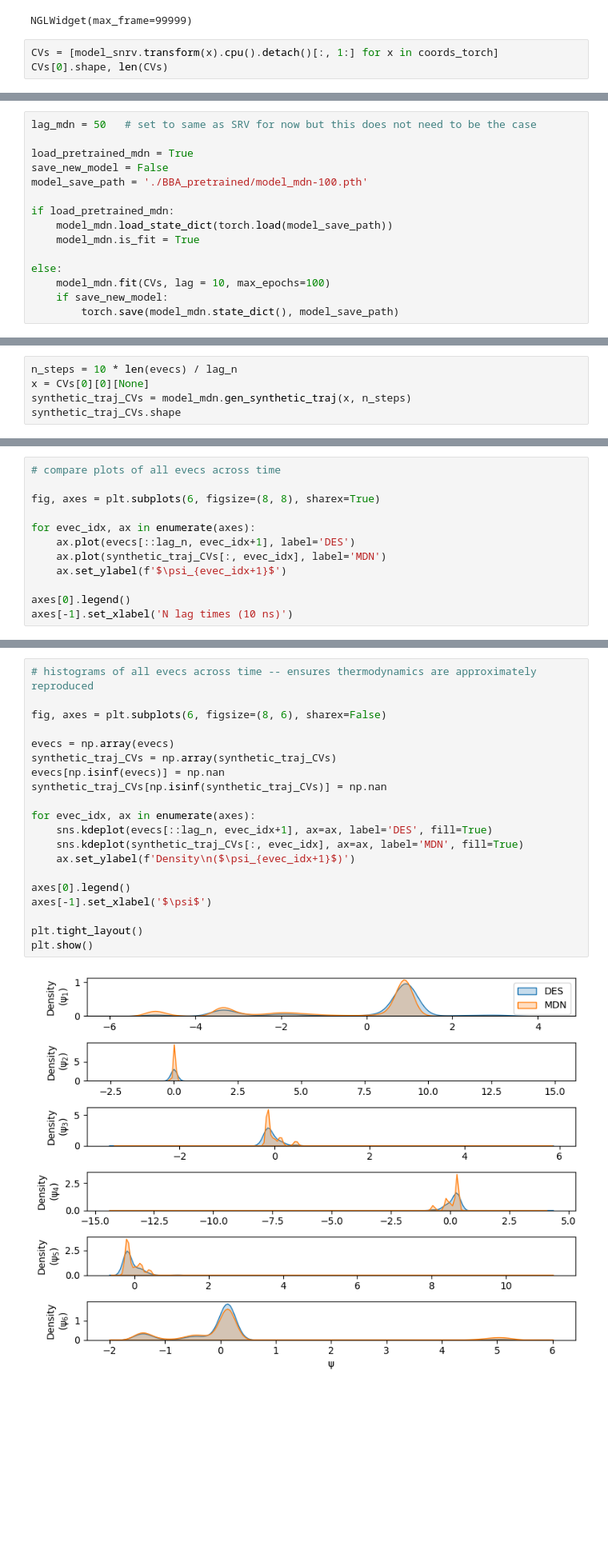
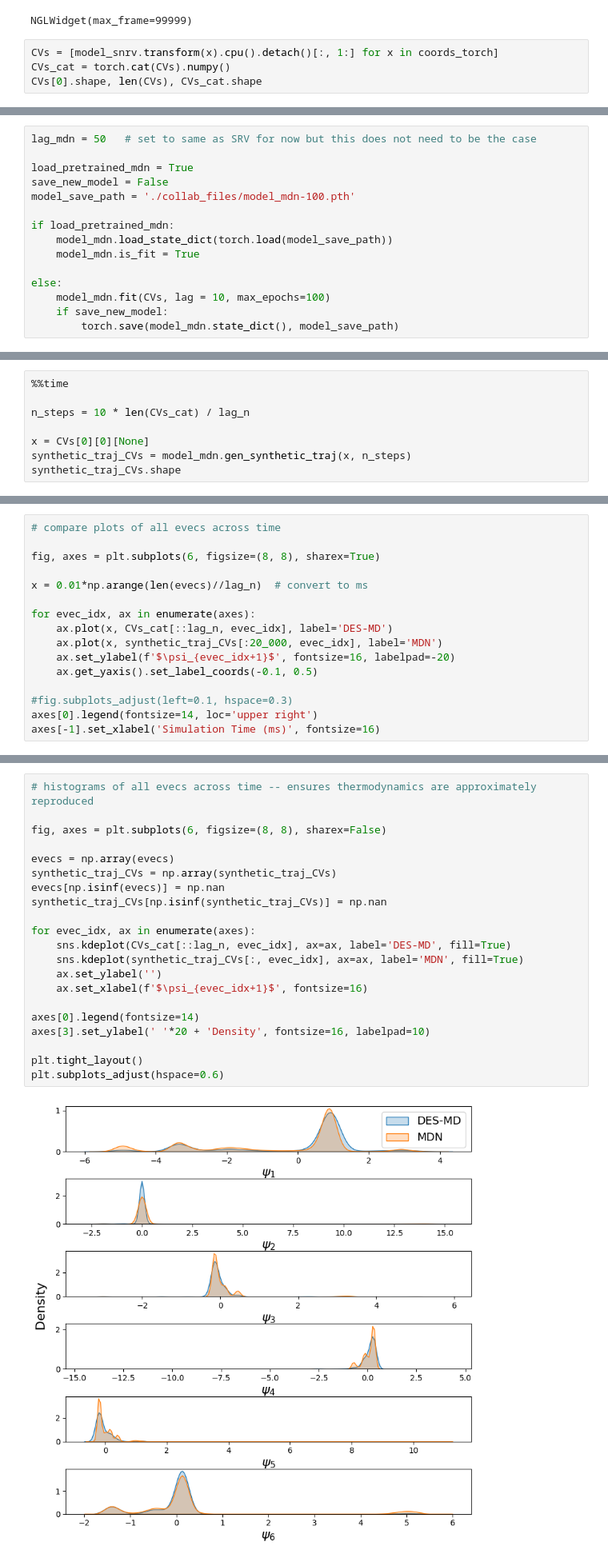
Before and after one commit to mrjoness/LSS_BBA, a Jupyter notebook: BBA_LSS.ipynb, the cells around one changed output, grey strips where cells are left out. Shown at 80% size. Drawn from its saved outputs; the diff is of its cells as text; blank space fills up the shorter version.

```diff
--- a/BBA_LSS.ipynb
+++ b/BBA_LSS.ipynb
@@ -391,5 +284,6 @@ v
 NGLWidget(max_frame=99999)
 # %%
 CVs = [model_snrv.transform(x).cpu().detach()[:, 1:] for x in coords_torch]
-CVs[0].shape, len(CVs)
+CVs_cat = torch.cat(CVs).numpy()
+CVs[0].shape, len(CVs), CVs_cat.shape
 # %% [output]
@@ -403,7 +302,7 @@ lag_mdn = 50   # set to same as SRV for now but this does not need to be the cas
 
 load_pretrained_mdn = True
 save_new_model = False
-model_save_path = './BBA_pretrained/model_mdn-100.pth'
+model_save_path = './collab_files/model_mdn-100.pth'
 
 if load_pretrained_mdn:
     model_mdn.load_state_dict(torch.load(model_save_path))
@@ -433,5 +315,8 @@ LOCAL_RANK: 0 - CUDA_VISIBLE_DEVICES: [0,1,2,3]
 # %%
-n_steps = 10 * len(evecs) / lag_n
+%%time
+
+n_steps = 10 * len(CVs_cat) / lag_n
+
 x = CVs[0][0][None]
 synthetic_traj_CVs = model_mdn.gen_synthetic_traj(x, n_steps)
 synthetic_traj_CVs.shape
@@ -442,11 +329,15 @@ torch.Size([200000, 6])
 
 fig, axes = plt.subplots(6, figsize=(8, 8), sharex=True)
 
+x = 0.01*np.arange(len(evecs)//lag_n)  # convert to ms
+
 for evec_idx, ax in enumerate(axes):
-    ax.plot(evecs[::lag_n, evec_idx+1], label='DES')
-    ax.plot(synthetic_traj_CVs[:, evec_idx], label='MDN')
-    ax.set_ylabel(f'$\psi_{evec_idx+1}$')
+    ax.plot(x, CVs_cat[::lag_n, evec_idx], label='DES-MD')
+    ax.plot(x, synthetic_traj_CVs[:20_000, evec_idx], label='MDN')
+    ax.set_ylabel(f'$\psi_{evec_idx+1}$', fontsize=16, labelpad=-20)
+    ax.get_yaxis().set_label_coords(-0.1, 0.5)
 
-axes[0].legend()
-axes[-1].set_xlabel('N lag times (10 ns)')
+#fig.subplots_adjust(left=0.1, hspace=0.3)
+axes[0].legend(fontsize=14, loc='upper right')
+axes[-1].set_xlabel('Simulation Time (ms)', fontsize=16)
 # %% [output]
@@ -455,24 +346,25 @@ Text(0.5, 0, 'N lag times (10 ns)')
 # %%
 # histograms of all evecs across time -- ensures thermodynamics are approximately reproduced
 
-fig, axes = plt.subplots(6, figsize=(8, 6), sharex=False)
+fig, axes = plt.subplots(6, figsize=(8, 8), sharex=False)
 
 evecs = np.array(evecs)
 synthetic_traj_CVs = np.array(synthetic_traj_CVs)
 evecs[np.isinf(evecs)] = np.nan
 synthetic_traj_CVs[np.isinf(synthetic_traj_CVs)] = np.nan
 
 for evec_idx, ax in enumerate(axes):
-    sns.kdeplot(evecs[::lag_n, evec_idx+1], ax=ax, label='DES', fill=True)
+    sns.kdeplot(CVs_cat[::lag_n, evec_idx], ax=ax, label='DES-MD', fill=True)
     sns.kdeplot(synthetic_traj_CVs[:, evec_idx], ax=ax, label='MDN', fill=True)
-    ax.set_ylabel(f'Density\n($\psi_{evec_idx+1}$)')
+    ax.set_ylabel('')
+    ax.set_xlabel(f'$\psi_{evec_idx+1}$', fontsize=16)
 
-axes[0].legend()
-axes[-1].set_xlabel('$\psi$')
+axes[0].legend(fontsize=14)
+axes[3].set_ylabel(' '*20 + 'Density', fontsize=16, labelpad=10)
 
 plt.tight_layout()
-plt.show()
+plt.subplots_adjust(hspace=0.6)
 # %% [output]
-[figure, old version]
+[figure, new version]
 # %% [markdown]
 # DDPM Decoder
```
Also changed, not shown: parts of 26 cells of this notebook, 2 other files.
